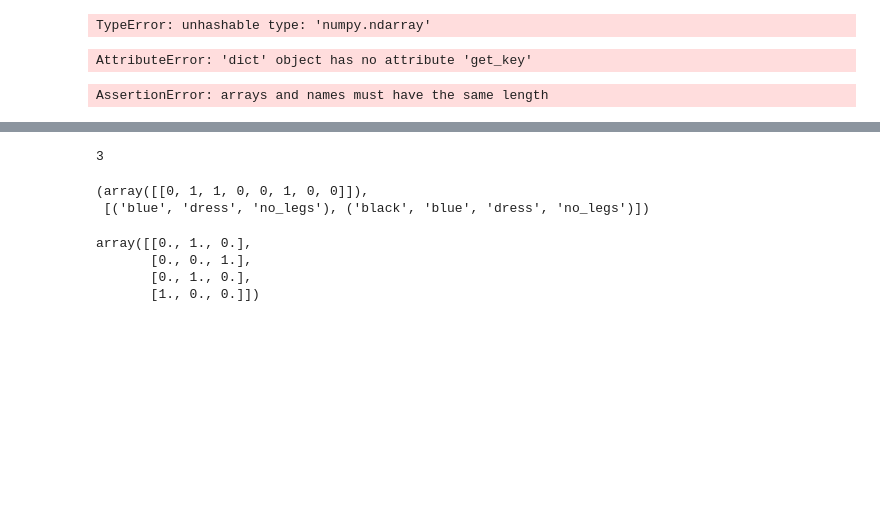
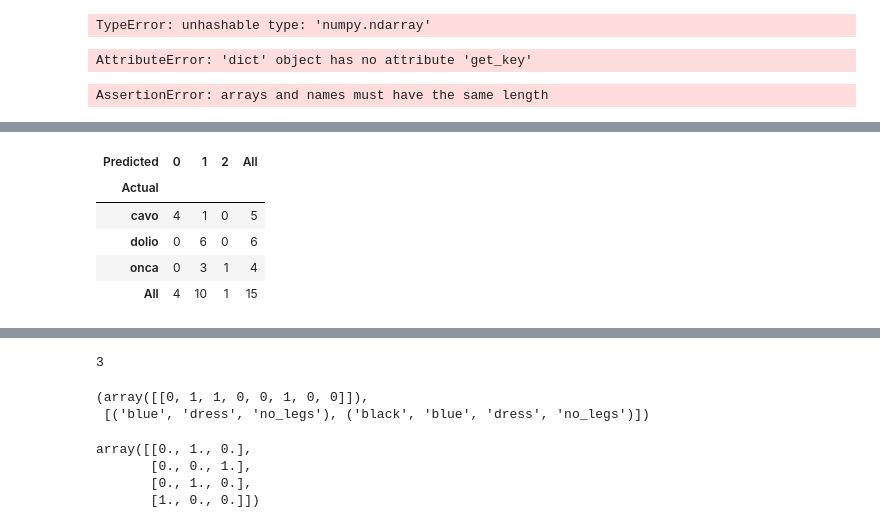
Before and after one commit to FM-uib/INF368, a Jupyter notebook: Ex1/Assignment 1.ipynb, the cells around one changed output, grey strips where cells are left out. Drawn from its saved outputs; the diff is of its cells as text; code cells hidden in the pictures; blank space fills up the shorter version.

```diff
--- a/Ex1/Assignment 1.ipynb
+++ b/Ex1/Assignment 1.ipynb
@@ -79,7 +79,7 @@ class MY_Gen(Sequence):
         batch_y = self.labels[idx * self.batch_size:(idx + 1) * self.batch_size]
         image = [self.read_im(filename, 299) for filename in batch_x]
         image = (image-np.amin(image))/(np.amax(image)-np.amin(image))
-        batch_y = keras.utils.to_categorical(batch_y, self.num_labels)
+        #batch_y = keras.utils.to_categorical(batch_y, self.num_labels)
         return np.array(image), np.array(batch_y)
 
     def on_epoch_end(self):
@@ -223,9 +223,3 @@ files = list(p.glob('**/*.jpg'))
 classes = str(files).split('/')
 classes = [classes[i] for i in list(range(2,len(classes),3)) ]
 classnames, indices = np.unique(classes, return_inverse=True)
-# %%
-b = {}
-for i in list(classes):
-    b[i] = b.get(i,0) + 1
-
-counts = dict((k, v) for k, v in b.items() if v > 1)
@@ -324,7 +322,7 @@ x = GlobalAveragePooling2D()(x)
 
 x = Dense(1024, activation='relu')(x)
 
-predictions = Dense(3, activation='sigmoid')(x)
+predictions = Dense(3, activation='softmax')(x)
 
 model = Model(inputs=base_model.input, outputs=predictions)
 
@@ -353,16 +351,17 @@ pd.crosstab(split[5], test_pred, rownames=['Actual'], colnames=['Predicted'], ma
 # %% [output]
 AssertionError: arrays and names must have the same length
 # %%
-training_batch = MY_Gen(split[0], [dict_classes[i] for i in split[1]], batch_size, shuffle = True)
-validation_batch = MY_Gen(split[2], [dict_classes[i] for i in split[3]], batch_size, shuffle = True)#files, indices
-test_batch = MY_Gen(split[4], [dict_classes[i] for i in split[5]], batch_size, shuffle = False)
-model.compile(optimizer='adam', loss='binary_crossentropy', metrics=[keras_metrics.precision(), keras_metrics.recall(),'accuracy'])
+batch_size = 30
+training_batch = MY_Gen(split[0], split[1], batch_size, shuffle = True)
+#validation_batch = MY_Gen(split[2], [dict_classes[i] for i in split[3]], batch_size, shuffle = True)#files, indices
+#test_batch = MY_Gen(split[4], [dict_classes[i] for i in split[5]], batch_size, shuffle = False)
+model.compile(optimizer='adam', loss='categorical_crossentropy', metrics=[keras_metrics.precision(), keras_metrics.recall(),'accuracy'])
 
 history = model.fit_generator(generator=training_batch,
-                    validation_data = validation_batch,
-                    validation_steps = (len(split[2]) // batch_size),
+                    #validation_data = validation_batch,
+                    #validation_steps = (len(split[2]) // batch_size),
                     steps_per_epoch=(len(split[0]) // batch_size),
-                    epochs=10,
+                    epochs=5,
                     verbose=1,
                     use_multiprocessing=False,
                     workers=16,
@@ -390,0 +380,16 @@ Epoch 10/10
+# %%
+import pandas as pd
+#split[5] = encode_labels(split[5], OneHot=True, encoder = OH_enc)
+test_batch = MY_Gen(split[4], split[5], 15, shuffle = False)
+model_pred = model.predict_generator(generator = test_batch, steps = (len(split[4]) // 15))
+t = {v: k for k, v in dict_classes.items()}
+test_actu = OH_enc.inverse_transform(split[5]).flatten()
+test_pred = t[i] for i in np.argmax(model_pred, axis = 1, out = None)
+pd.crosstab(test_actu, test_pred, rownames=['Actual'], colnames=['Predicted'], margins=True)
+# %% [output]
+| Predicted | 0 | 1 | 2 | All |
+| Actual |  |  |  |  |
+| cavo | 4 | 1 | 0 | 5 |
+| dolio | 0 | 6 | 0 | 6 |
+| onca | 0 | 3 | 1 | 4 |
+| All | 4 | 10 | 1 | 15 |
```
Also changed, not shown: parts of 7 cells of this notebook.
